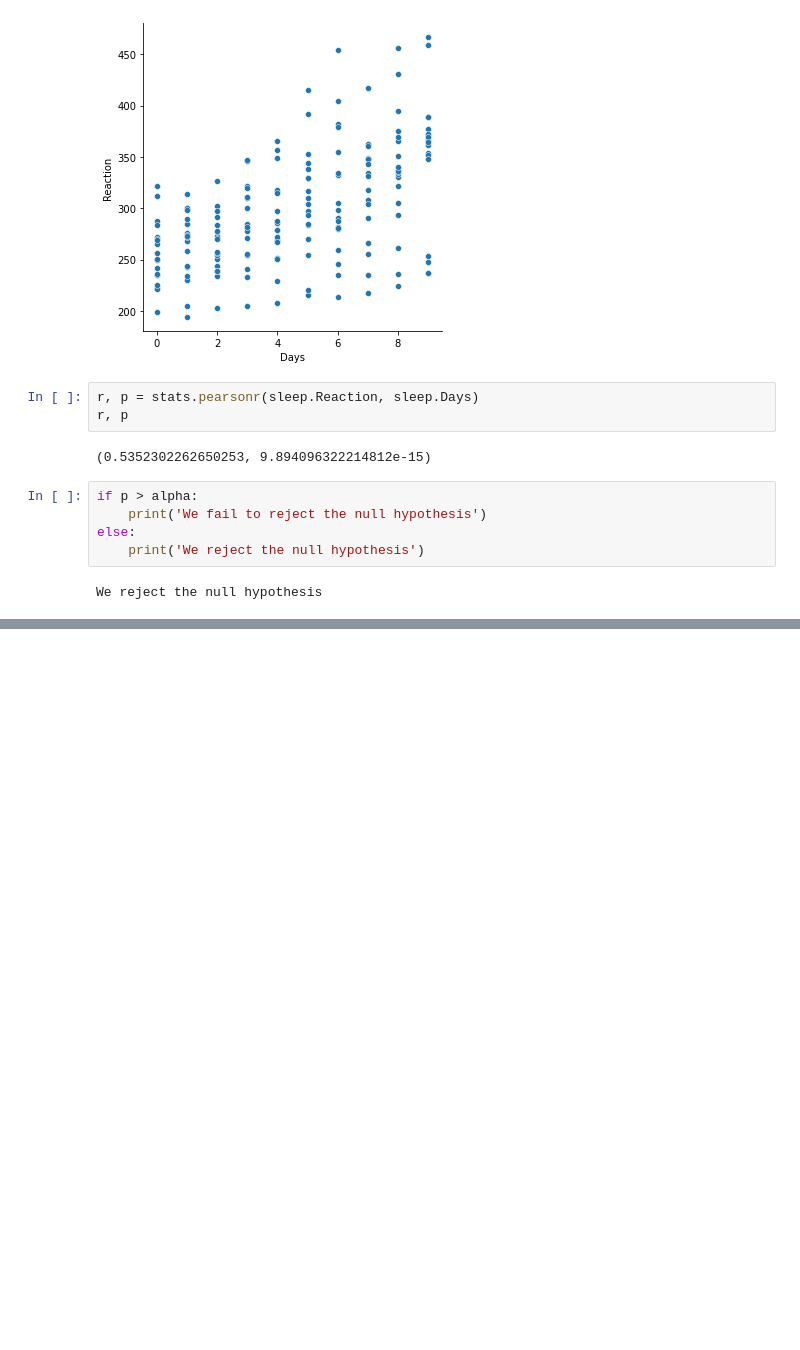
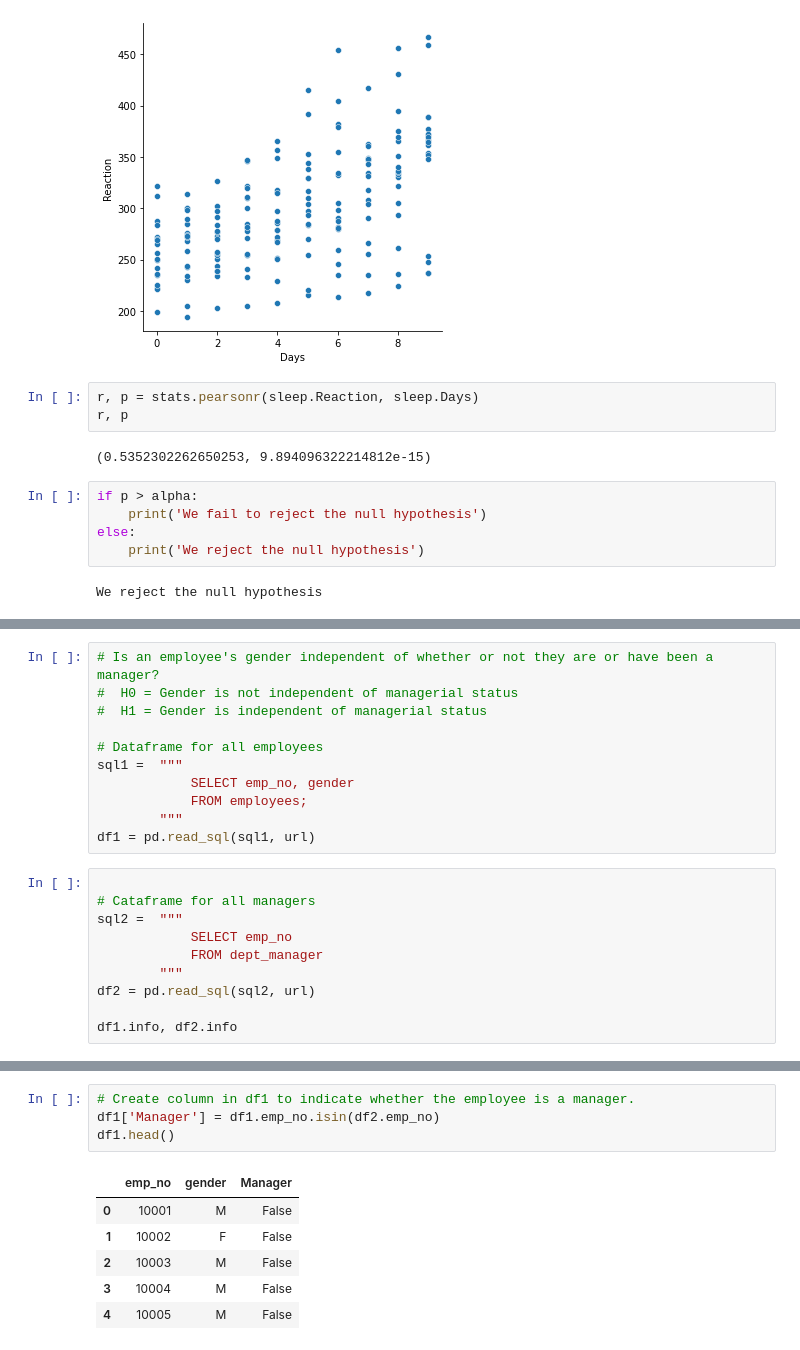
Before and after one commit to javahava1222/statistics-exercises, a Jupyter notebook: hypothesis_testing.ipynb, the cells around one changed output, grey strips where cells are left out. Cells and saved outputs as stored; diff of their text form; blank space fills up the shorter version.

```diff
--- a/hypothesis_testing.ipynb
+++ b/hypothesis_testing.ipynb
@@ -586,0 +703,21 @@ We reject the null hypothesis
+# %%
+# Is an employee's gender independent of whether or not they are or have been a manager?
+#  H0 = Gender is not independent of managerial status
+#  H1 = Gender is independent of managerial status
+
+# Dataframe for all employees
+sql1 =  """
+            SELECT emp_no, gender
+            FROM employees;
+        """
+df1 = pd.read_sql(sql1, url)
+# %%
+
+# Cataframe for all managers
+sql2 =  """
+            SELECT emp_no
+            FROM dept_manager
+        """
+df2 = pd.read_sql(sql2, url)
+
+df1.info, df2.info
@@ -586,0 +742,11 @@ We reject the null hypothesis
+# %%
+# Create column in df1 to indicate whether the employee is a manager.
+df1['Manager'] = df1.emp_no.isin(df2.emp_no)
+df1.head()
+# %% [output]
+|  | emp_no | gender | Manager |
+| 0 | 10001 | M | False |
+| 1 | 10002 | F | False |
+| 2 | 10003 | M | False |
+| 3 | 10004 | M | False |
+| 4 | 10005 | M | False |
```
Also changed, not shown: parts of 17 cells of this notebook, 1 other file.
